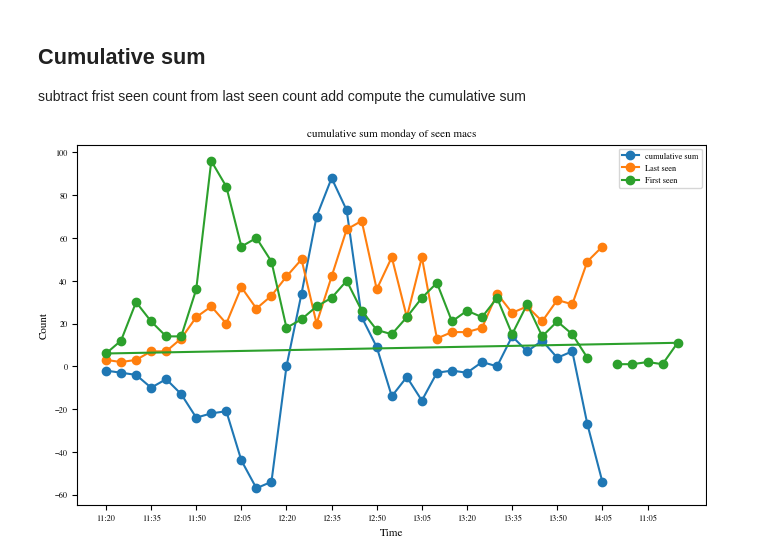
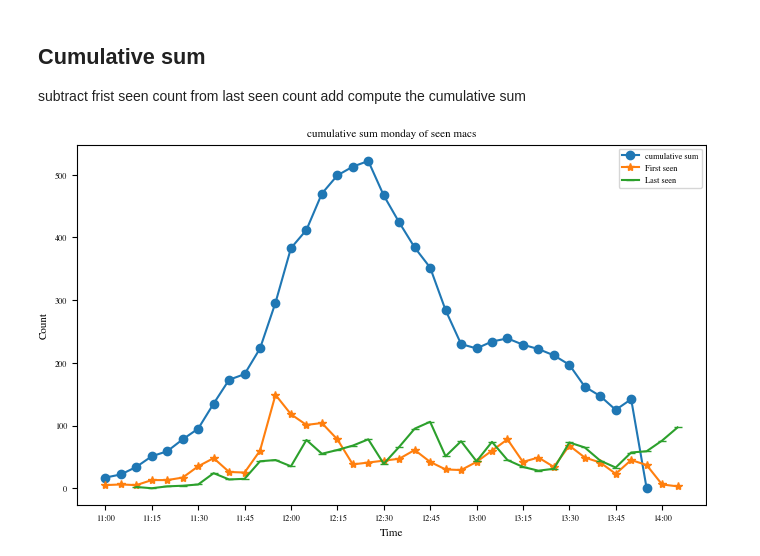
Before and after one commit to danielbischofff/dataLiteracyPeopleCounting, a Jupyter notebook: PeopleFlowMensa.ipynb, the cells around one changed output. Saved outputs shown, nothing was run; the diff lists cells and outputs as text; code cells hidden in the pictures.

```diff
--- a/PeopleFlowMensa.ipynb
+++ b/PeopleFlowMensa.ipynb
@@ -83,8 +77,8 @@ Index([      1,       3,       5,       9,      11,      14,      19,      20,
 # %%
 # use filter method
-# dFilteredMonday  = filter(dMonday)
+dFilteredMonday  = filter(dMonday)
 dFilteredTuesday  = filter(dTuesday)
-# dFilteredWednesday  = filter(dWednesday)
-# dFilteredThursday  = filter(dThursday)
-# dFilteredFriday  = filter(dFriday)
+dFilteredWednesday  = filter(dWednesday)
+dFilteredThursday  = filter(dThursday)
+dFilteredFriday  = filter(dFriday)
 # %% [output]
@@ -108,13 +90,13 @@ dFilteredTuesday
 # %% [markdown]
 # Create Dataframe first and last seen
 # %%
-# dFirstMonday = dFilteredMonday.drop_duplicates(subset='wlan.sa', keep='first').sort_index()
-# dLastMonday = dFilteredMonday.drop_duplicates(subset='wlan.sa', keep='last').sort_index()
+dFirstMonday = dFilteredMonday.drop_duplicates(subset='wlan.sa', keep='first').sort_index()
+dLastMonday = dFilteredMonday.drop_duplicates(subset='wlan.sa', keep='last').sort_index()
 dFirstTuesday = dFilteredTuesday.drop_duplicates(subset='wlan.sa', keep='first').sort_index()
 dLastTuesday = dFilteredTuesday.drop_duplicates(subset='wlan.sa', keep='last').sort_index()
-# dFirstWednesday = dFilteredWednesday.drop_duplicates(subset='wlan.sa', keep='first').sort_index()
-# dLastWednesday = dFilteredWednesday.drop_duplicates(subset='wlan.sa', keep='last').sort_index()
-# dFirstThursday = dFilteredThursday.drop_duplicates(subset='wlan.sa', keep='first').sort_index()
-# dLastThursday = dFilteredThursday.drop_duplicates(subset='wlan.sa', keep='last').sort_index()
-# dFirstFriday = dFilteredFriday.drop_duplicates(subset='wlan.sa', keep='first').sort_index()
-# dLastFriday = dFilteredFriday.drop_duplicates(subset='wlan.sa', keep='last').sort_index()
+dFirstWednesday = dFilteredWednesday.drop_duplicates(subset='wlan.sa', keep='first').sort_index()
+dLastWednesday = dFilteredWednesday.drop_duplicates(subset='wlan.sa', keep='last').sort_index()
+dFirstThursday = dFilteredThursday.drop_duplicates(subset='wlan.sa', keep='first').sort_index()
+dLastThursday = dFilteredThursday.drop_duplicates(subset='wlan.sa', keep='last').sort_index()
+dFirstFriday = dFilteredFriday.drop_duplicates(subset='wlan.sa', keep='first').sort_index()
+dLastFriday = dFilteredFriday.drop_duplicates(subset='wlan.sa', keep='last').sort_index()
@@ -192,3 +142,10 @@ d5CountFirstThursday = ResampleToXTime('5', dCountFirstThursday)
 d5CountLastThursday = ResampleToXTime('5', dCountLastThursday)
 d5CountFirstFriday = ResampleToXTime('5', dCountFirstFriday)
 d5CountLastFriday = ResampleToXTime('5', dCountLastFriday)
+# %%
+def getCumSum(dataFirst, dataLast):
+    data = dataLast.copy()
+    data['count'] = np.cumsum(dataFirst['count'] - dataLast['count'])
+    data['count'] = np.cumsum(dataFirst['count']) - np.cumsum(dataLast['count'])
+
+    return data
@@ -337,23 +247,25 @@ d5CumSumTuesday = getCumSum(d5timeCountFirstTuesday, d5timeCountLastTuesday)
 d5CumSumWednesday = getCumSum(d5timeCountFirstWednesday, d5timeCountLastWednesday)
 d5CumSumThursday = getCumSum(d5timeCountFirstThursday, d5timeCountLastThursday)
 d5CumSumFriday = getCumSum(d5timeCountFirstFriday, d5timeCountLastFriday)
+# %%
+d5timeCountFirstMondaySl = d5timeCountFirstMonday.iloc[1:]
 # %%
 plt.rcParams.update(bundles.icml2022(column='full', nrows=1, ncols=1, usetex=False))
 
-plt.plot(d5CumSumMonday['frame.time'], d5CumSumMonday['count'], marker='o', label='cumulative sum')
-plt.plot(d5timeCountLastMonday['frame.time'], d5timeCountLastMonday['count'], marker='o', label='Last seen')
-plt.plot(d5timeCountFirstMonday['frame.time'], d5timeCountFirstMonday['count'], marker='o', label='First seen')
+plt.plot(d5CumSumWednesday['frame.time'], d5CumSumWednesday['count'], marker='o', label='cumulative sum')
+plt.plot(d5timeCountFirstMondaySl['frame.time'], d5timeCountFirstMondaySl['count'], marker='*', label='First seen')
+plt.plot(d5timeCountLastMonday['frame.time'], d5timeCountLastMonday['count'], marker='_', label='Last seen')
 plt.xlabel('Time')
 plt.ylabel('Count')
 plt.legend()
 plt.title('cumulative sum monday of seen macs')
 
 # Get current ticks
 locs, labels = plt.xticks()
 
 # Set new ticks
 plt.xticks(locs[::3])
 
-plt.savefig('cumSumMonday.pdf')
+plt.savefig('./plots/cumSumMonday.pdf')
 # %% [output]
-[figure, old version]
+[figure, new version]
```
Also changed, not shown: parts of 27 cells of this notebook.
